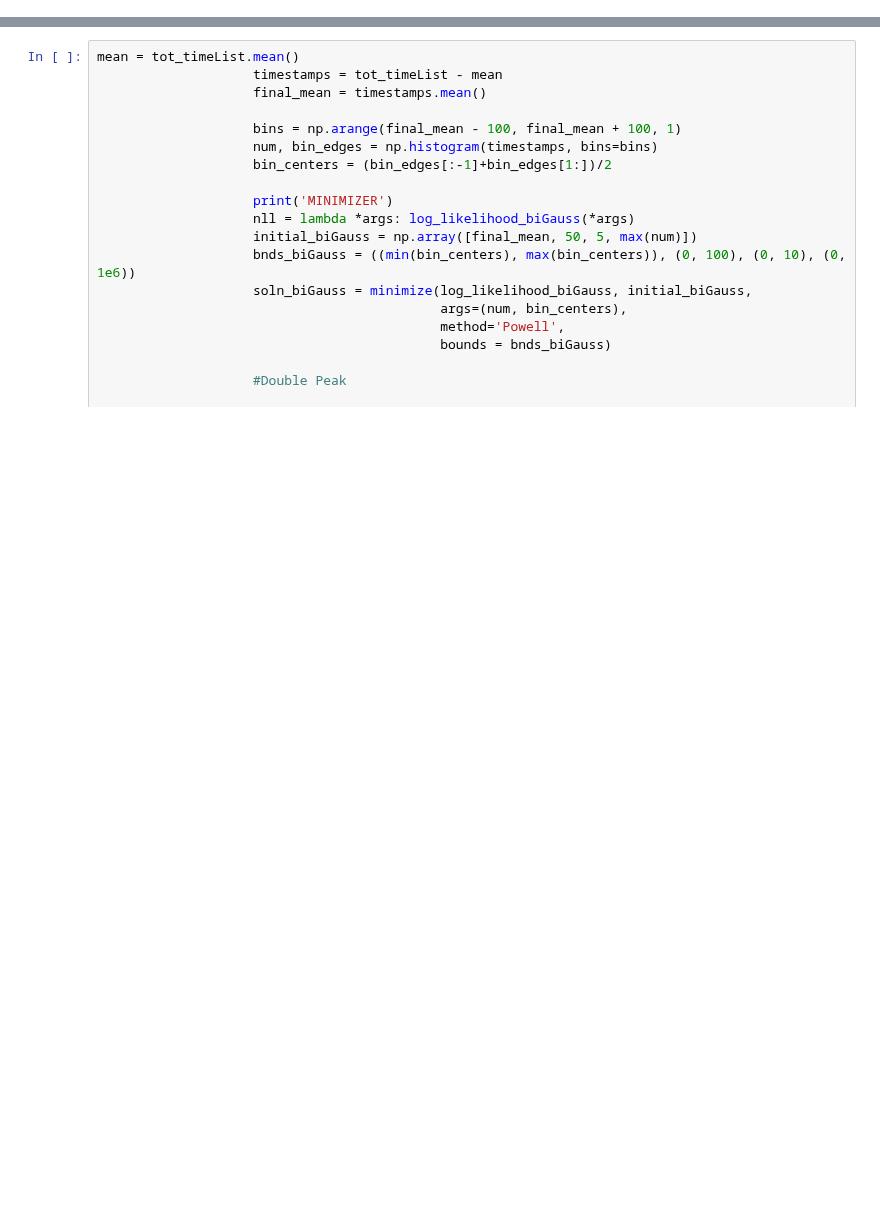
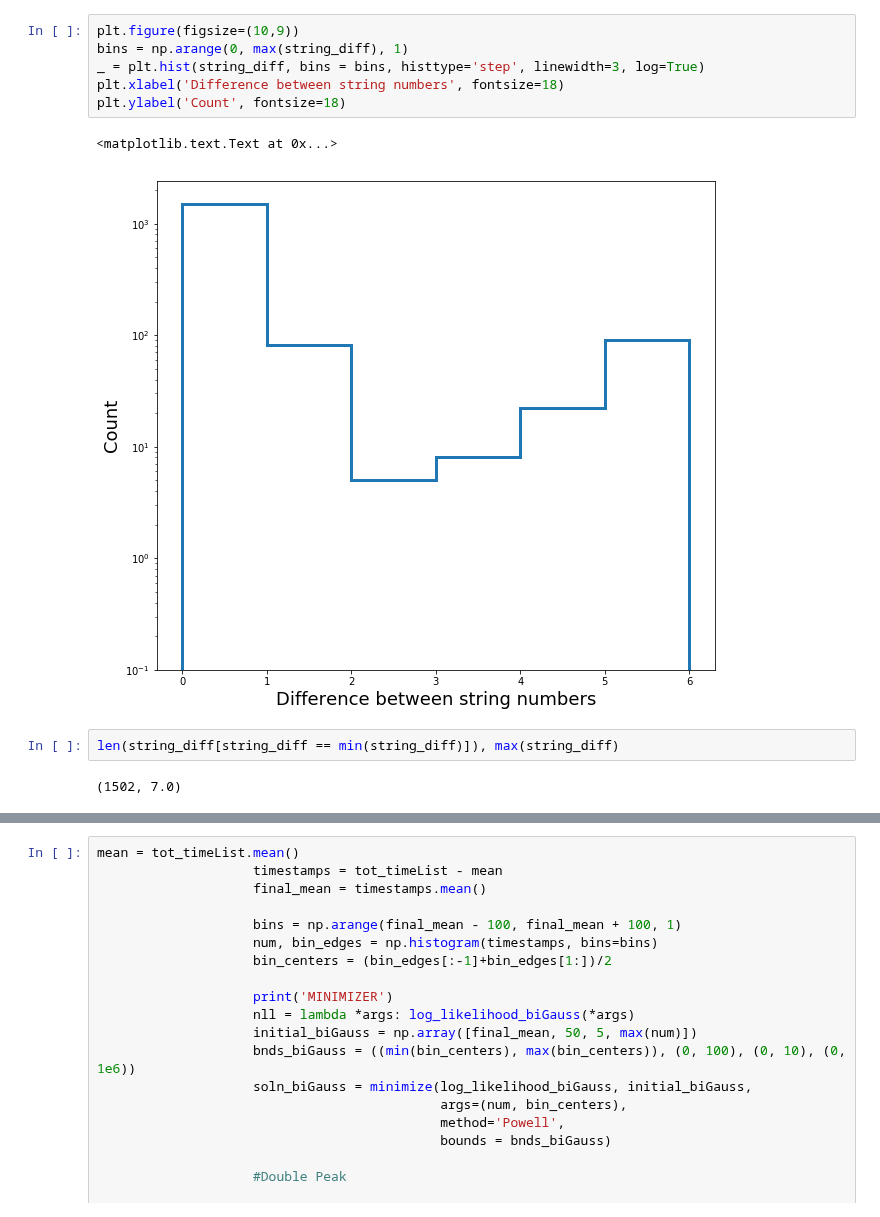
Before and after one commit to ka-til/P-ONE_NuTau, a Jupyter notebook: definingDOMs/Test_py3.ipynb, the cells around one changed output, grey strips where cells are left out. Saved outputs shown, nothing was run; the diff lists cells and outputs as text; blank space fills up the shorter version.

```diff
--- a/definingDOMs/Test_py3.ipynb
+++ b/definingDOMs/Test_py3.ipynb
@@ -138,0 +304,13 @@ NameError: name 'tray' is not defined
+# %%
+plt.figure(figsize=(10,9))
+bins = np.arange(0, max(string_diff), 1)
+_ = plt.hist(string_diff, bins = bins, histtype='step', linewidth=3, log=True)
+plt.xlabel('Difference between string numbers', fontsize=18)
+plt.ylabel('Count', fontsize=18)
+# %% [output]
+<matplotlib.text.Text at 0x...>
+[figure, added]
+# %%
+len(string_diff[string_diff == min(string_diff)]), max(string_diff)
+# %% [output]
+(1502, 7.0)
```
Also changed, not shown: parts of 13 cells of this notebook, 5 other files.
